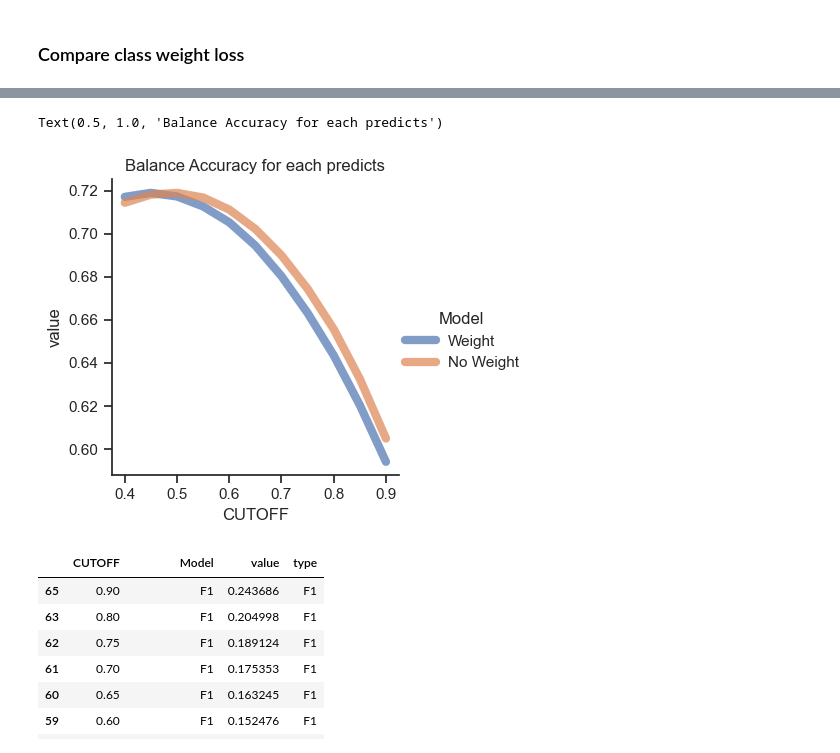
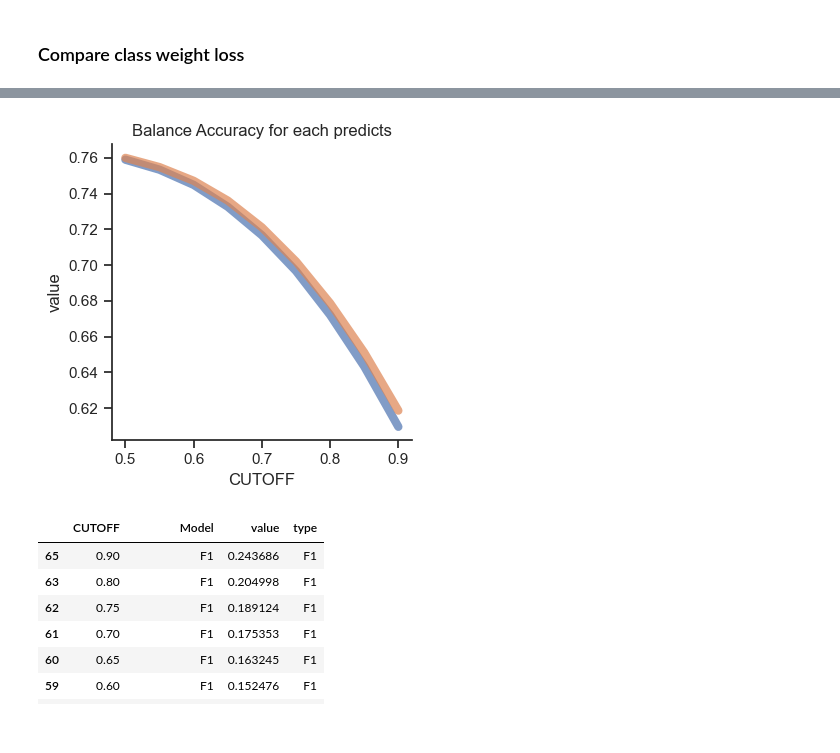
Before and after one commit to cmf1997/tfnet, a Jupyter notebook: others.ipynb, the cells around one changed output, grey strips where cells are left out. Saved outputs shown, nothing was run; the diff lists cells and outputs as text; code cells hidden in the pictures.

```diff
--- a/others.ipynb
+++ b/others.ipynb
@@ -637,5 +632,8 @@ KeyboardInterrupt:
+# %%
+targets_array_weight, ori_predict_array_weight ,predict_array_weight = read_predict("results/model_compare_GM12878/TFNet3_GM12878.eval.tsv.gz")
+targets_array_noweight, ori_predict_array_noweight ,predict_array_noweight = read_predict("results/model_compare_GM12878/TFNet3_GM12878_noweight.eval.tsv.gz")
 # %%
-pre_cutoffs = [0.4, 0.45, 0.5, 0.55, 0.6, 0.65, 0.7, 0.75, 0.8, 0.85, 0.9]
+pre_cutoffs = [0.5, 0.55, 0.6, 0.65, 0.7, 0.75, 0.8, 0.85, 0.9]
 
 cutoffs = []
 
@@ -736,32 +724,33 @@ for cutoff in pre_cutoffs:
 # %%
 balance_accuracy_each_predict = pd.DataFrame({
     "CUTOFF" : cutoffs,
     "Weight" : each_predict_balanced_accuracy_weight,
     "No Weight" : each_predict_balanced_accuracy_noweight,
     })
 
 balance_accuracy_each_predict = balance_accuracy_each_predict.melt(id_vars=['CUTOFF'],var_name="Model", value_name="value")
 balance_accuracy_each_predict['type'] = 'Balanced Accuracy'
 #balance_accuracy_each_predict['type'] = [ i.split("_")[0] for i in balance_accuracy_each_predict['Model'].tolist() ]
-
+balance_accuracy_each_predict = balance_accuracy_each_predict.sort_values("Model", ascending=True)
 sns.relplot(
     data=balance_accuracy_each_predict,
     x="CUTOFF", y="value",
     hue="Model",
     kind='line',
     col="type",
     col_wrap=1,
     #palette=palette[:2],
     height=4,
     aspect=1,
     lw=6, alpha = 0.7,
-    facet_kws={'sharey': False, 'sharex': False}
+    facet_kws={'sharey': False, 'sharex': False},
+    legend=False
 )
 
 plt.title("Balance Accuracy for each predicts")
+plt.savefig("results/model.TFNet.compare.GM12878.weight.BA.pdf")
 # %% [output]
-Text(0.5, 1.0, 'Balance Accuracy for each predicts')
-[figure, old version]
+[figure, new version]
 # %%
 cutoff_data[cutoff_data['type'] == "F1"].sort_values("Model")
 # %% [output]
```
Also changed, not shown: parts of 4 cells of this notebook.
